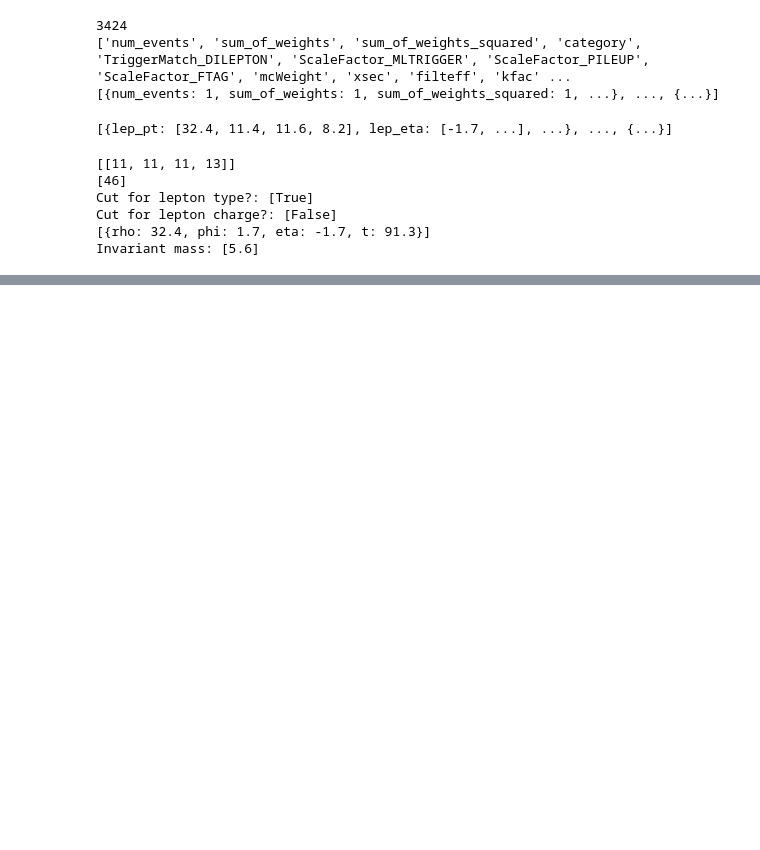
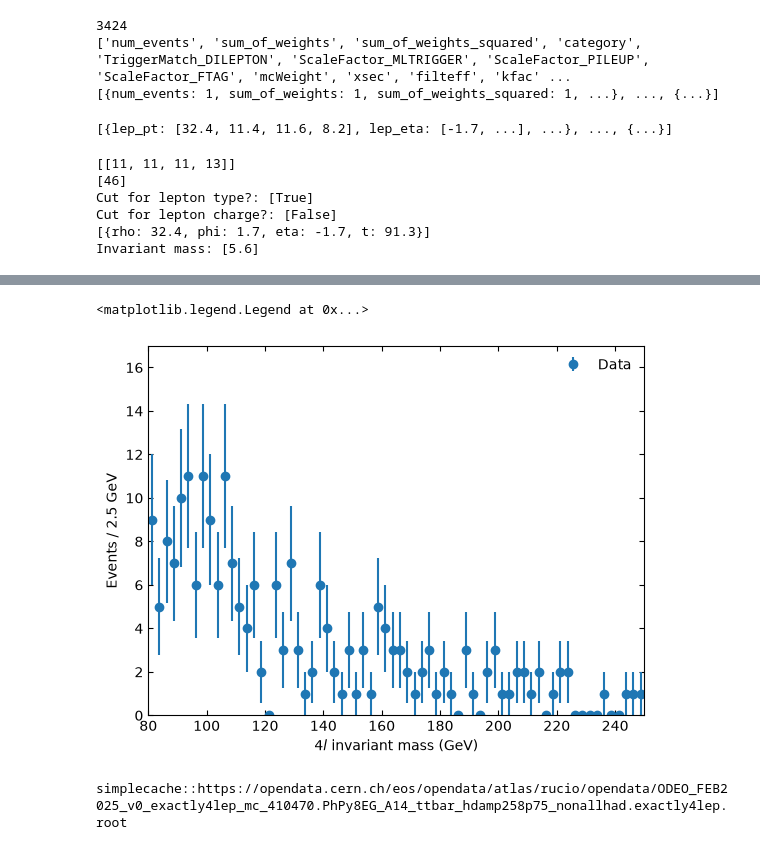
Before and after one commit to chrissellgrenbackup/intro-hep-project, a Jupyter notebook: mytutorialmacros/HZZ_tutorialanalysis.ipynb, the cells around one changed output, grey strips where cells are left out. Drawn from its saved outputs; the diff is of its cells as text; code cells hidden in the pictures; blank space fills up the shorter version.

Commit message:
added MC analysis for small sample

```diff
--- a/mytutorialmacros/HZZ_tutorialanalysis.ipynb
+++ b/mytutorialmacros/HZZ_tutorialanalysis.ipynb
@@ -186,3 +157,25 @@ def cut_trig(trigE,trigM):
 def ID_iso_cut(IDel,IDmu,isoel,isomu,pid):
     thispid = pid
     return (ak.sum(((thispid==13) & IDmu & isomu) | (thispid==11 & IDel &isoel), axis=1) == 4)
+# %%
+# empty list to hold all data for this simple
+sample_data = []
+
+# do cuts for each data entry in tree (each event)
+for data in tree.iterate(variables,library="ak"): #data in awk array
+    lep_type = data['lep_type']
+    # look at available columns
+    print(data.fields)
+    # use data[~bool] to remove entries from dataset
+    # by passing a boolean array to an awkward array, it drops every entry that is False
+    print(f"Events before cut: {len(data)}")
+    data = data[~cut_lep_type(lep_type)]
+    lep_charge = data['lep_charge']
+    data = data[~cut_lep_charge(lep_charge)]
+    print(f"Events after cut: {len(data)}")
+
+    data['mass'] = calc_mass(data['lep_pt'],data['lep_eta'],data['lep_phi'],data['lep_e'])
+
+    sample_data.append(data)
+
+data_A = ak.concatenate(sample_data)
@@ -188,0 +188,39 @@ def ID_iso_cut(IDel,IDmu,isoel,isomu,pid):
+# %%
+# time to plot the data for these 861 events
+xmin = 80 * GeV
+xmax = 250 * GeV
+
+step_size = 2.5 * GeV
+bin_edges = np.arange(start=xmin,stop=xmax+step_size,step=step_size)
+bin_centers = np.arange(start=xmin+step_size/2,stop=xmax+step_size/2,step=step_size)
+
+data_x,_ = np.histogram(ak.to_numpy(data_A['mass']),bins=bin_edges)
+data_x_errors = np.sqrt(data_x) # statistical error
+
+# make plot
+plot = plt.gca()
+plot.errorbar(x=bin_centers,y=data_x,yerr=data_x_errors,fmt='o',label='Data')
+plot.set_xlim(left=xmin,right=xmax)
+plot.set_ylim(0,17)
+#plt.hist(data_A['mass'])
+#plt.xlim(xmin,xmax)
+plot.tick_params(which='both',direction='in',top=True,right=True)
+plot.set_xlabel(r'4$l$ invariant mass (GeV)')
+plot.set_ylabel('Events / ' + str(step_size) + ' GeV')
+plot.legend(frameon=False)
+# %% [output]
+<matplotlib.legend.Legend at 0x...>
+[figure, added]
+# %%
+# Now let us read the MC data to compare theoretical data points to data
+# the MC data was simulated with ideal circumstances, but the real detector has inefficiencies
+# handle this by attributing an appropriate weight to each data point
+
+#open an MC data file with simulated ttbar events, data set ID 410470
+value = samples[r'Background $Z,t\bar{t},t\bar{t}+V,VVV$']["list"][0]
+print(value)
+
+background_ttbar_path = value
+tree = uproot.open(background_ttbar_path+":analysis")
+# %% [output]
+simplecache::https://opendata.cern.ch/eos/opendata/atlas/rucio/opendata/ODEO_FEB2025_v0_exactly4lep_mc_410470.PhPy8EG_A14_ttbar_hdamp258p75_nonallhad.exactly4lep.root
```
Also changed, not shown: parts of 10 cells of this notebook.
